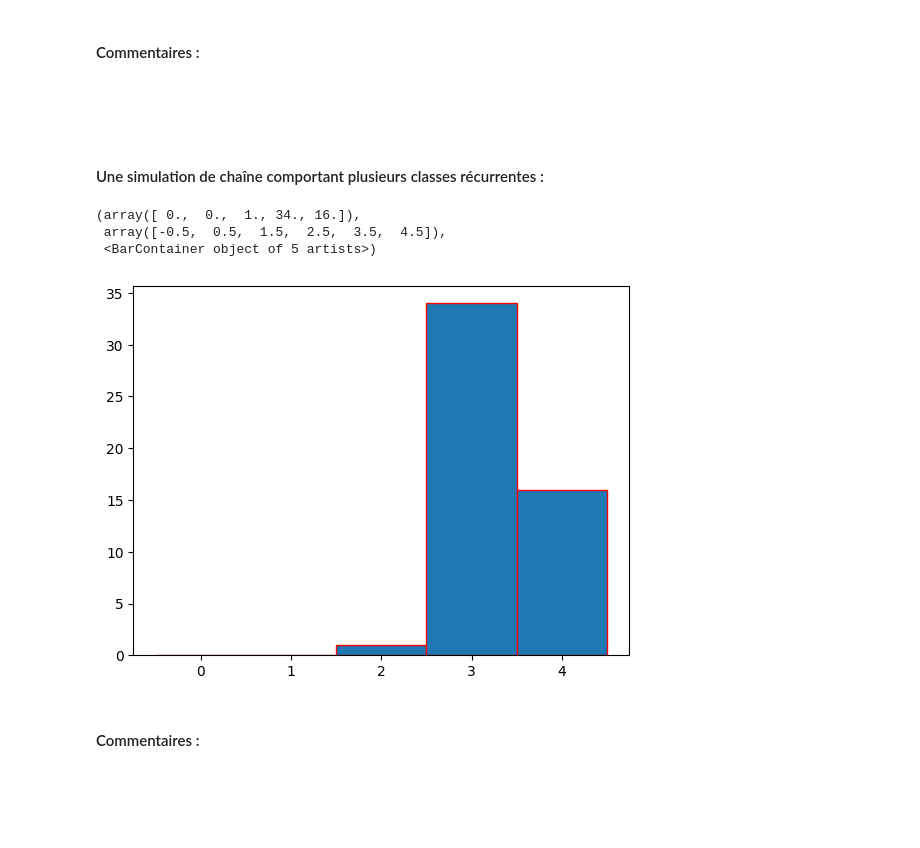
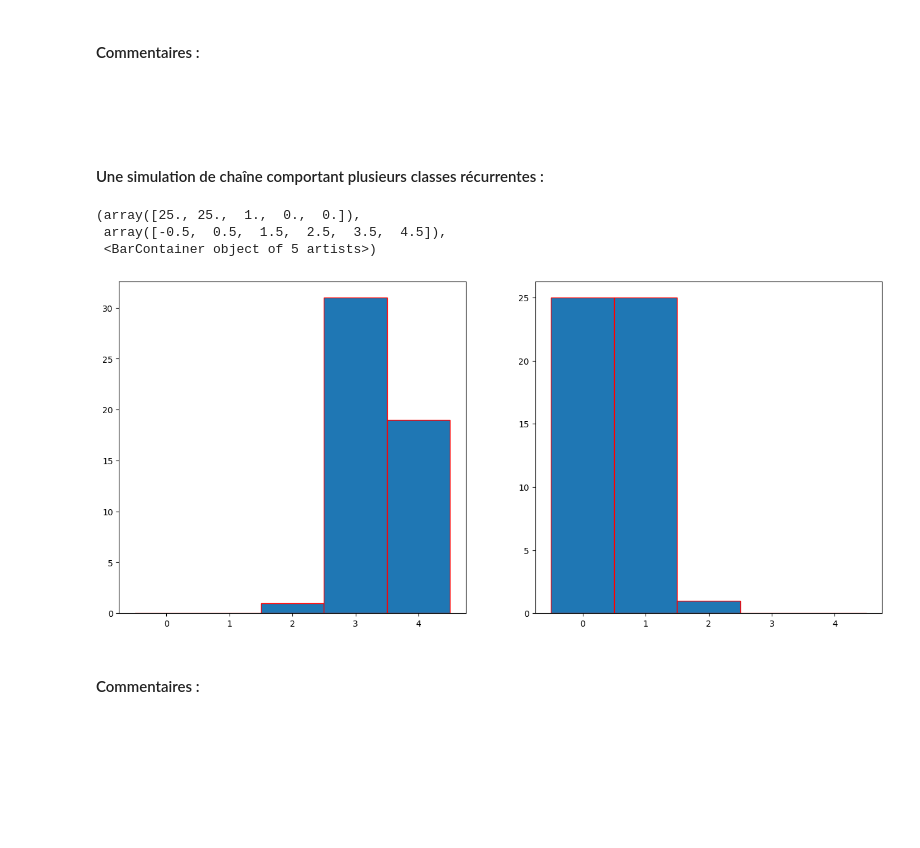
Before and after one commit to Tysonn2605/data-insat-tyson, a Jupyter notebook: notebooks/TP-Markov-sujet-25-26.ipynb, the cells around one changed output. Saved outputs shown, nothing was run; the diff lists cells and outputs as text; code cells hidden in the pictures; blank space fills up the shorter version.

```diff
--- a/notebooks/TP-Markov-sujet-25-26.ipynb
+++ b/notebooks/TP-Markov-sujet-25-26.ipynb
@@ -236,27 +236,31 @@ plt.hist(Markov(mu_01, P_1, n_1), range = (-0.5, len(mu_01) - 0.5), density=Fals
 # %%
 n_2 = 50
 mu_02 = (0.0, 0.0, 1.0, 0.0, 0.0)
+
 # Transition Matrix with two recurrent classes
 # Class 1: {0, 1}
 # Class 2: {3, 4}
 # Transient State: {2}
+
 P_2 = np.array([
-    # From State ->   0,   1,   2,   3,   4
     [0.6, 0.4, 0.0, 0.0, 0.0],  # From State 0 -> Trapped in {0, 1}
     [0.3, 0.7, 0.0, 0.0, 0.0],  # From State 1 -> Trapped in {0, 1}
 
     [0.5, 0.0, 0.0, 0.5, 0.0],  # From State 2 -> Can fall into {0,1} or {3,4}
 
     [0.0, 0.0, 0.0, 0.5, 0.5],  # From State 3 -> Trapped in {3, 4}
     [0.0, 0.0, 0.0, 0.8, 0.2]   # From State 4 -> Trapped in {3, 4}
 ])
 
-plt.hist(Markov(mu_02, P_2, n_2), range = (-0.5, len(mu_02) - 0.5), density=False, bins = len(mu_02), edgecolor = 'red')
+fig, axs = plt.subplots(1, 2, figsize=(16, 7))
+
+axs[0].hist(Markov(mu_02, P_2, n_2), range = (-0.5, len(mu_02) - 0.5), density=False, bins = len(mu_02), edgecolor = 'red')
+axs[1].hist(Markov(mu_02, P_2, n_2), range = (-0.5, len(mu_02) - 0.5), density=False, bins = len(mu_02), edgecolor = 'red')
 # %% [output]
-(array([ 0.,  0.,  1., 34., 16.]),
+(array([25., 25.,  1.,  0.,  0.]),
  array([-0.5,  0.5,  1.5,  2.5,  3.5,  4.5]),
  <BarContainer object of 5 artists>)
-[figure, old version]
+[figure, new version]
 # %% [markdown]
 #### Commentaires :
 <br>
```
Also changed, not shown: parts of 22 cells of this notebook.
